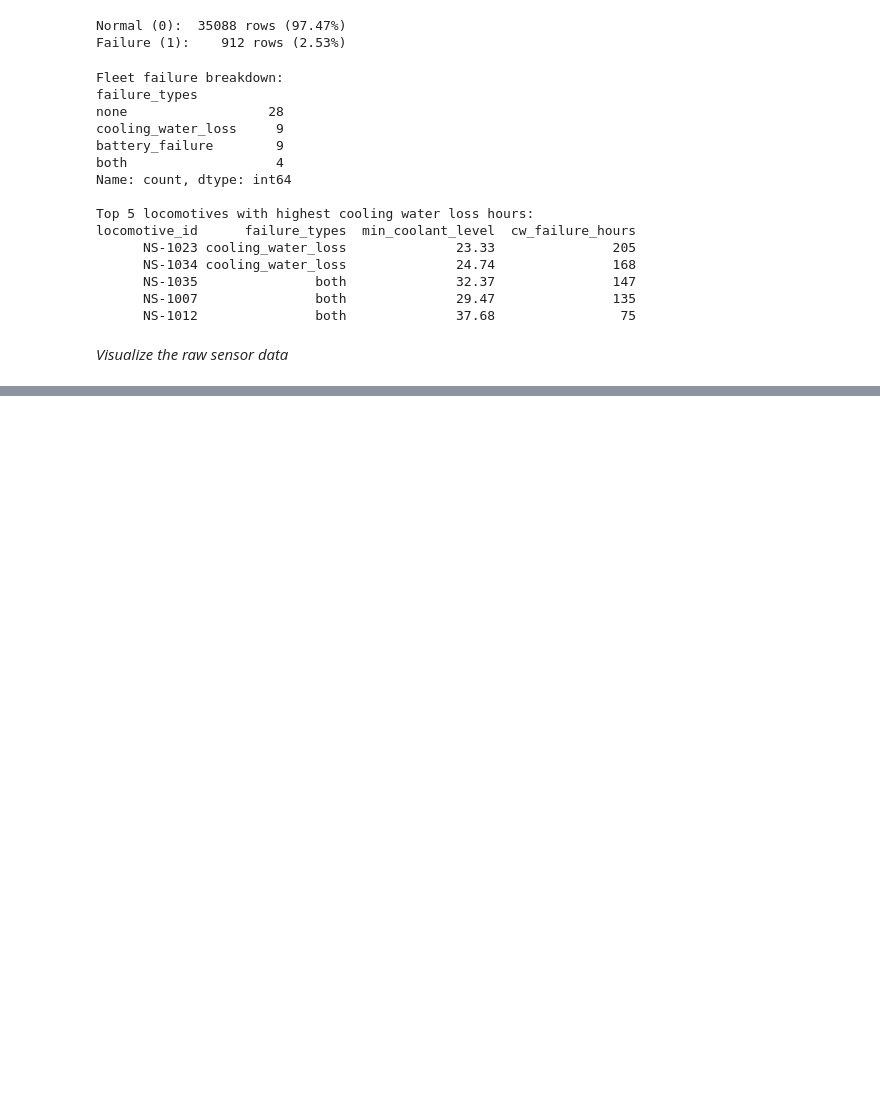
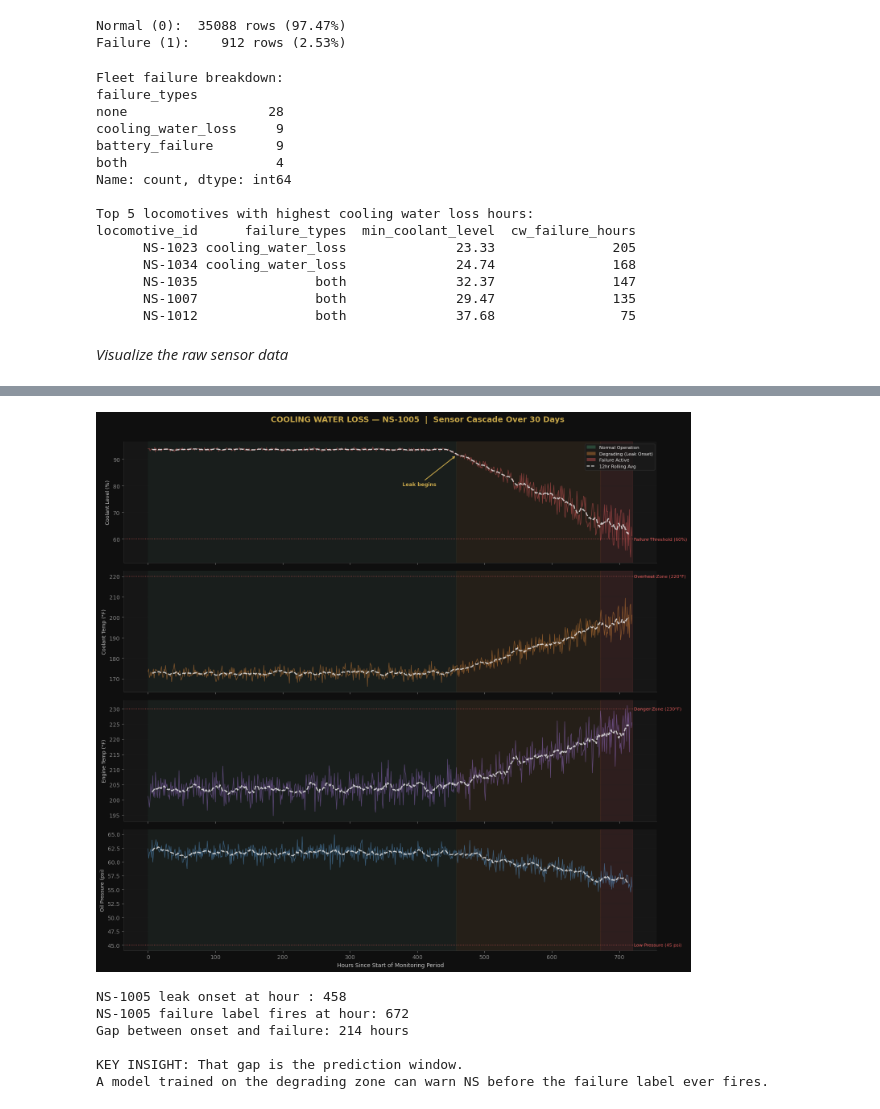
Before and after one commit to restjohnson/ns_railroad_time_series, a Jupyter notebook: time_series.ipynb, the cells around one changed output, grey strips where cells are left out. Cells and saved outputs as stored; diff of their text form; code cells hidden in the pictures; blank space fills up the shorter version.

```diff
--- a/time_series.ipynb
+++ b/time_series.ipynb
@@ -284,0 +281,71 @@ Highly correlated sensors may be redundant features — we'll revisit this in pr
+# %%
+#COOLING WATER LOSS DEGRADATION
+from matplotlib.lines import Line2D
+
+loco_cw = df[df['locomotive_id'] == 'NS-1005'].copy()
+failure_start = loco_cw[loco_cw['coolant_level_pct'] < 92]['hour'].min()
+failure_zone  = loco_cw[loco_cw['cooling_water_loss'] == 1]['hour'].min()
+
+sensors_cw = [
+    ('coolant_level_pct', 'Coolant Level (%)',  RED,    60,  'Failure Threshold (60%)'),
+    ('coolant_temp_f',    'Coolant Temp (°F)',  ORANGE, 220, 'Overheat Zone (220°F)'),
+    ('engine_temp_f',     'Engine Temp (°F)',   PURPLE, 230, 'Danger Zone (230°F)'),
+    ('oil_pressure_psi',  'Oil Pressure (psi)', BLUE,   45,  'Low Pressure (45 psi)'),
+]
+
+fig, axes = plt.subplots(4, 1, figsize=(16, 14), sharex=True)
+fig.suptitle('COOLING WATER LOSS — NS-1005  |  Sensor Cascade Over 30 Days',
+             fontsize=14, fontweight='bold', color=GOLD, y=0.99)
+
+for i, (col, label, color, threshold, thresh_label) in enumerate(sensors_cw):
+    ax = axes[i]
+
+    # Zone shading
+    ax.axvspan(0, failure_start, alpha=0.06, color=GREEN)
+    ax.axvspan(failure_start, failure_zone, alpha=0.08, color=ORANGE)
+    ax.axvspan(failure_zone, 720, alpha=0.12, color=RED)
+
+    # Raw sensor + smoothed trend
+    ax.plot(loco_cw['hour'], loco_cw[col], color=color, linewidth=1.0, alpha=0.5)
+    ax.plot(loco_cw['hour'], loco_cw[col].rolling(12, center=True).mean(),
+            color=WHITE, linewidth=2.0, alpha=0.8, linestyle='--')
+
+    # Threshold line
+    ax.axhline(threshold, color=RED, linestyle=':', linewidth=1.2, alpha=0.7)
+    ax.text(722, threshold, thresh_label, color=RED, fontsize=8, va='center')
+
+    ax.set_ylabel(label, fontsize=9)
+    ax.grid(axis='y', alpha=0.3)
+
+    if i == 0:
+        legend_elements = [
+            mpatches.Patch(facecolor=GREEN,  alpha=0.3, label='Normal Operation'),
+            mpatches.Patch(facecolor=ORANGE, alpha=0.4, label='Degrading (Leak Onset)'),
+            mpatches.Patch(facecolor=RED,    alpha=0.4, label='Failure Active'),
+            Line2D([0],[0], color=WHITE, linestyle='--', linewidth=1.5, label='12hr Rolling Avg'),
+        ]
+        ax.legend(handles=legend_elements, loc='upper right', fontsize=8,
+                  facecolor='#1A1A1A', edgecolor='#333', labelcolor=WHITE)
+        ax.annotate('Leak begins',
+                    xy=(failure_start, loco_cw.loc[loco_cw['hour']==failure_start,'coolant_level_pct'].values[0]),
+                    xytext=(failure_start - 80, 80),
+                    arrowprops=dict(arrowstyle='->', color=GOLD, lw=1.5),
+                    color=GOLD, fontsize=9, fontweight='bold')
+
+axes[-1].set_xlabel('Hours Since Start of Monitoring Period', fontsize=10)
+plt.tight_layout(rect=[0, 0, 0.93, 0.98])
+plt.show()
+
+print(f'NS-1005 leak onset at hour : {failure_start}')
+print(f'NS-1005 failure label fires at hour: {failure_zone}')
+print(f'Gap between onset and failure: {failure_zone - failure_start} hours')
+print('\nKEY INSIGHT: That gap is the prediction window.')
+print('A model trained on the degrading zone can warn NS before the failure label ever fires.')
+# %% [output]
+[figure, added]
+NS-1005 leak onset at hour : 458
+NS-1005 failure label fires at hour: 672
+Gap between onset and failure: 214 hours
+
+KEY INSIGHT: That gap is the prediction window.
+A model trained on the degrading zone can warn NS before the failure label ever fires.
```
Also changed, not shown: parts of 8 cells of this notebook.
